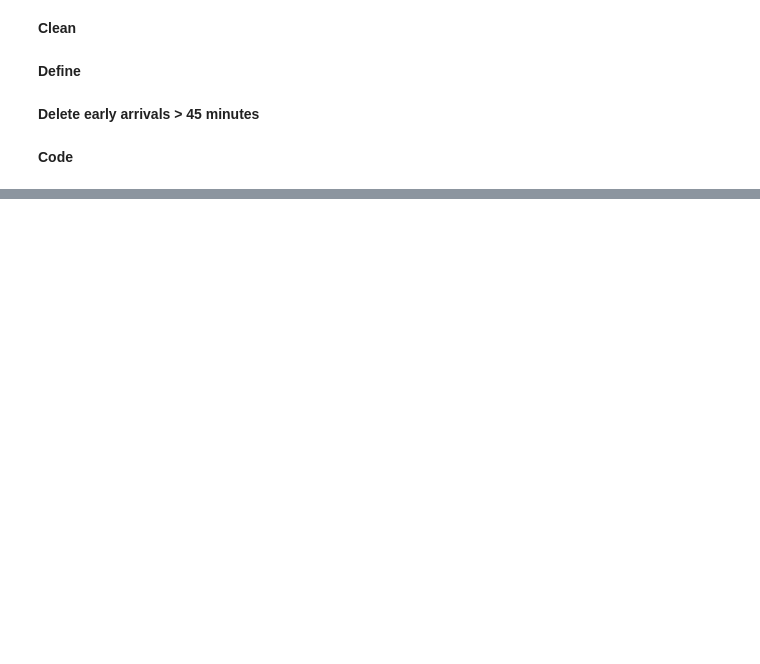
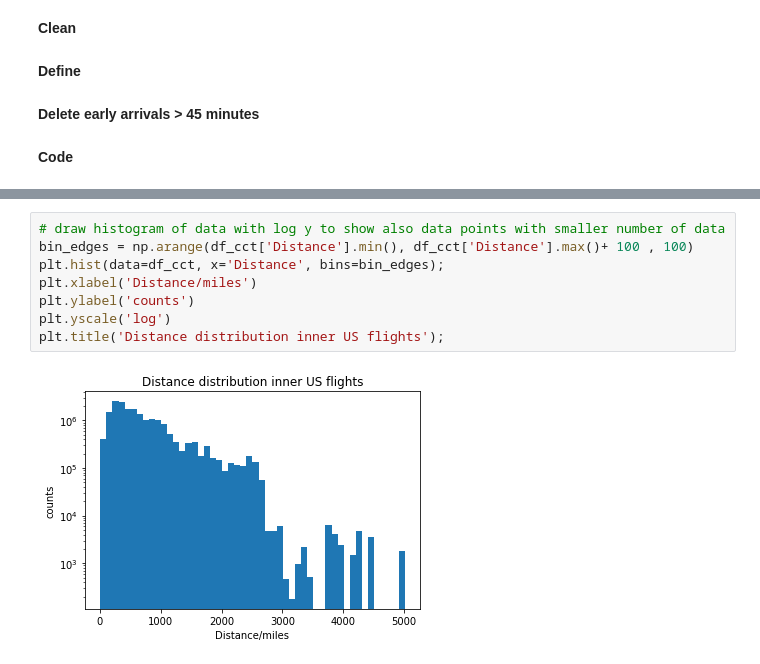
Before and after one commit to ToHa1966/Flights, a Jupyter notebook: Flights.ipynb, the cells around one changed output, grey strips where cells are left out. Saved outputs shown, nothing was run; the diff lists cells and outputs as text; blank space fills up the shorter version.

```diff
--- a/Flights.ipynb
+++ b/Flights.ipynb
@@ -903,0 +1003,10 @@ df_cct1 = df_cct.copy()
+# %%
+# draw histogram of data with log y to show also data points with smaller number of data
+bin_edges = np.arange(df_cct['Distance'].min(), df_cct['Distance'].max()+ 100 , 100)
+plt.hist(data=df_cct, x='Distance', bins=bin_edges);
+plt.xlabel('Distance/miles')
+plt.ylabel('counts')
+plt.yscale('log')
+plt.title('Distance distribution inner US flights');
+# %% [output]
+[figure, added]
```
Also changed, not shown: parts of 38 cells of this notebook.
